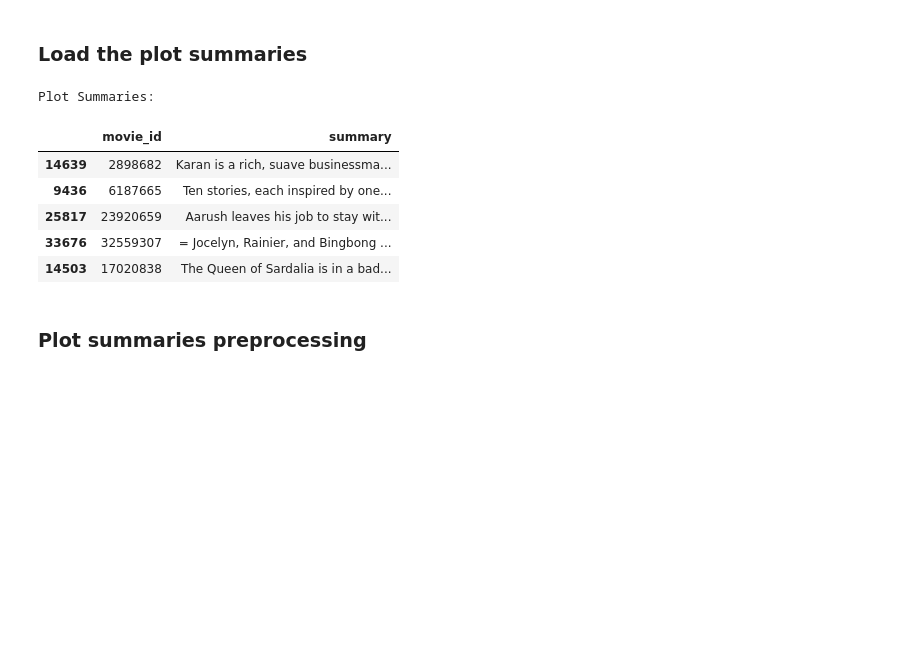
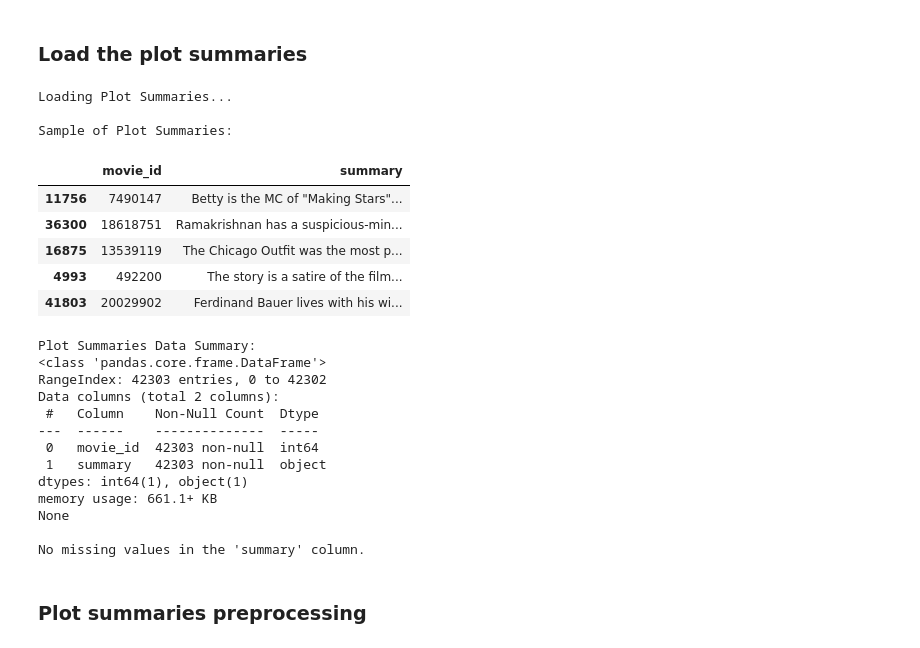
Before and after one commit to epfl-ada/ada-2024-project-awesometeam2024, a Jupyter notebook: results.ipynb, the cells around one changed output. Cells and saved outputs as stored; diff of their text form; code cells hidden in the pictures; blank space fills up the shorter version.

```diff
--- a/results.ipynb
+++ b/results.ipynb
@@ -46,20 +46,54 @@ sns.set_palette("colorblind")
 sns.set_style("whitegrid")
 # %% [markdown]
 ### Load the plot summaries
-# %%
-print("Plot Summaries:")
-plots = CMU_dataset_dataloader.MoviesSummaryDataset(CMU_DATA_PATH_INITIAL, 'plot_summaries.txt', categories=['movie_id', 'summary'])
-df_plots = plots.data
-
-df_plots.sample(5)
-# %% [output]
-Plot Summaries:
-|  | movie_id | summary |
-| 14639 | 2898682 | Karan is a rich, suave businessma... |
-| 9436 | 6187665 | Ten stories, each inspired by one... |
-| 25817 | 23920659 | Aarush leaves his job to stay wit... |
-| 33676 | 32559307 | = Jocelyn, Rainier, and Bingbong ... |
-| 14503 | 17020838 | The Queen of Sardalia is in a bad... |
+# %%
+# Load the plot summaries
+print("Loading Plot Summaries...")
+
+# Specify only the necessary columns for loading
+categories = ['movie_id', 'summary']
+
+# Load data using CMU_dataset_dataloader
+plots = CMU_dataset_dataloader.MoviesSummaryDataset(CMU_DATA_PATH_INITIAL, 'plot_summaries.txt', categories=categories)
+df_plots = plots.data
+
+# Display a sample of the loaded DataFrame
+print("\nSample of Plot Summaries:")
+display(df_plots.sample(5))
+
+# Check data summary
+print("\nPlot Summaries Data Summary:")
+print(df_plots.info())
+
+# Check for missing values in 'summary' column
+missing_values = df_plots['summary'].isnull().sum()
+if missing_values > 0:
+    print(f"\nWarning: There are {missing_values} missing values in the 'summary' column.")
+else:
+    print("\nNo missing values in the 'summary' column.")
+# %% [output]
+Loading Plot Summaries...
+
+Sample of Plot Summaries:
+|  | movie_id | summary |
+| 11756 | 7490147 | Betty is the MC of "Making Stars"... |
+| 36300 | 18618751 | Ramakrishnan has a suspicious-min... |
+| 16875 | 13539119 | The Chicago Outfit was the most p... |
+| 4993 | 492200 | The story is a satire of the film... |
+| 41803 | 20029902 | Ferdinand Bauer lives with his wi... |
+Plot Summaries Data Summary:
+<class 'pandas.core.frame.DataFrame'>
+RangeIndex: 42303 entries, 0 to 42302
+Data columns (total 2 columns):
+ #   Column    Non-Null Count  Dtype
+---  ------    --------------  -----
+ 0   movie_id  42303 non-null  int64
+ 1   summary   42303 non-null  object
+dtypes: int64(1), object(1)
+memory usage: 661.1+ KB
+None
+
+No missing values in the 'summary' column.
 # %% [markdown]
 ### Plot summaries preprocessing
 # %%
```
Also changed, not shown: parts of 13 cells of this notebook, 4 other files.
